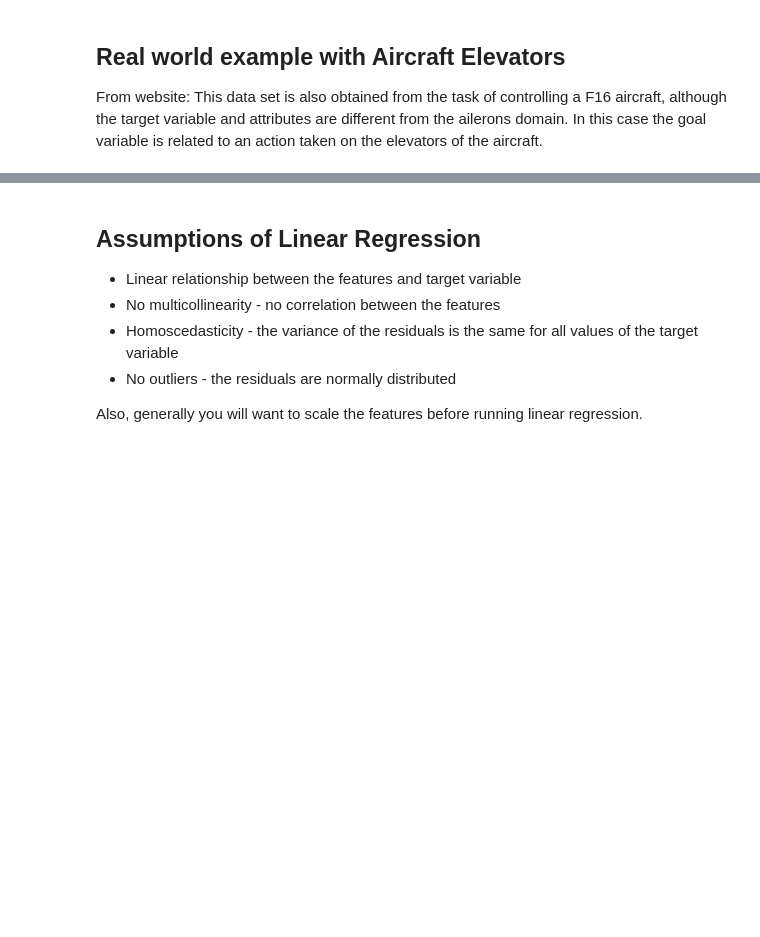
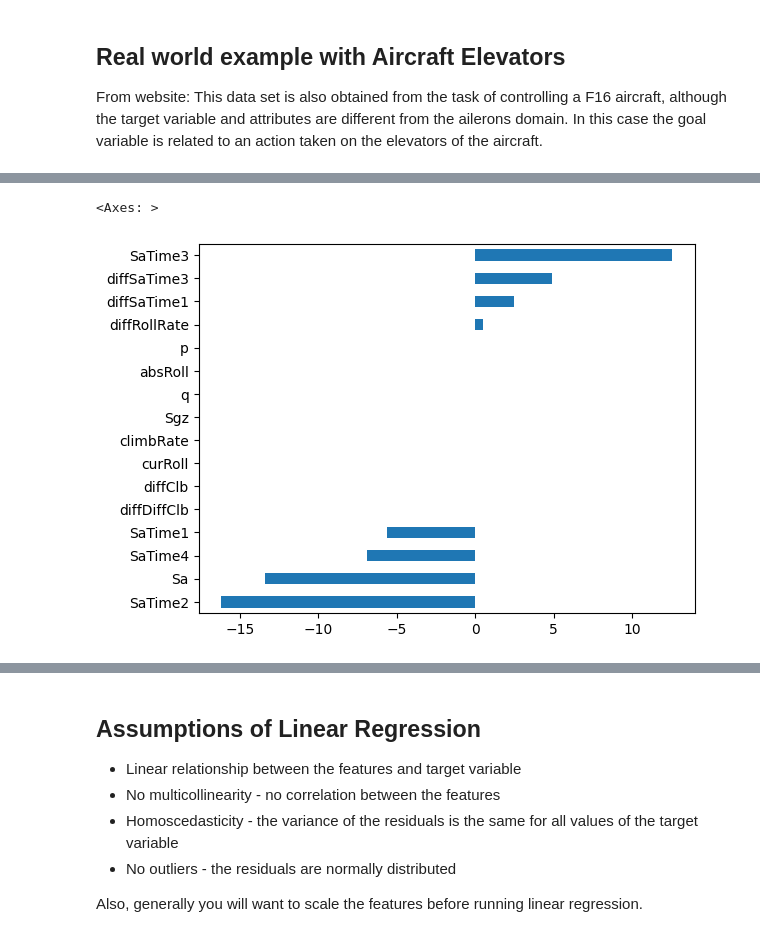
Before and after one commit to cfdarcy/applied-machine-learning-algorithms-3806104, a Jupyter notebook: algos.ipynb, the cells around one changed output, grey strips where cells are left out. Cells and saved outputs as stored; diff of their text form; code cells hidden in the pictures; blank space fills up the shorter version.

```diff
--- a/algos.ipynb
+++ b/algos.ipynb
@@ -1117,5 +1182,8 @@ lr_elev.intercept_
 # %%
-pd.Series(lr_elev.coef_, index=X.columns).sort_values().plot.barh(figsize=(8, 6))
+pd.Series(lr_elev.coef_, index=X.columns).sort_values().plot.barh()
+# %% [output]
+<Axes: >
+[figure, added]
 # %%
 # score is R^2 - the proportion of variance explained by the model
 lr_elev.score(X, y)
```
Also changed, not shown: parts of 22 cells of this notebook.
